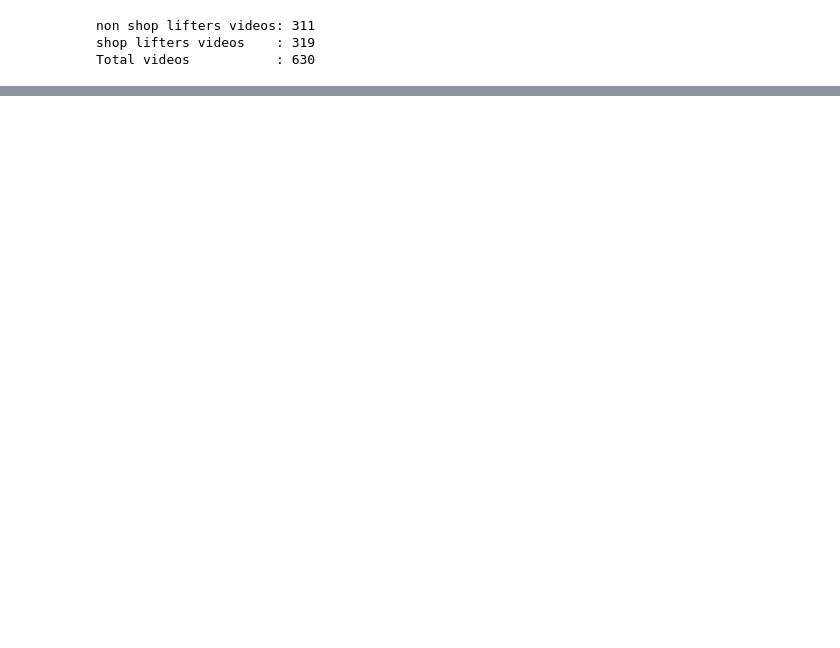
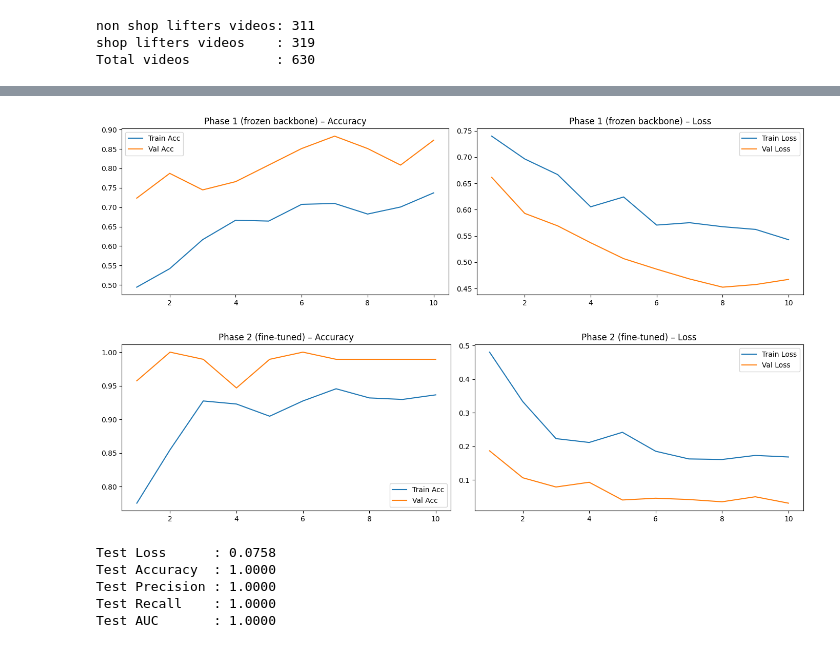
Before and after one commit to mohamedhazem889/Shoplifting-Classification, a Jupyter notebook: pretrained.ipynb, the cells around one changed output, grey strips where cells are left out. Cells and saved outputs as stored; diff of their text form; code cells hidden in the pictures; blank space fills up the shorter version.

```diff
--- a/pretrained.ipynb
+++ b/pretrained.ipynb
@@ -742,0 +352,30 @@ Predicted class: non shop lifters
+# %%
+EPOCHS_PHASE1 = 10
+criterion = nn.BCEWithLogitsLoss()
+optimizer = optim.Adam(filter(lambda p: p.requires_grad, model.parameters()), lr=1e-3)
+scheduler = optim.lr_scheduler.StepLR(optimizer, step_size=5, gamma=0.5)
+
+history = {"train_loss": [], "val_loss": [], "train_acc": [], "val_acc": [],
+           "train_auc": [], "val_auc": []}
+
+best_val_acc = 0.0
+best_ckpt    = "r3d_best_phase1.pt"
+
+for epoch in range(1, EPOCHS_PHASE1 + 1):
+    tr_loss, tr_acc, tr_prec, tr_rec, tr_auc = run_epoch(model, train_loader, criterion, optimizer)
+    vl_loss, vl_acc, vl_prec, vl_rec, vl_auc = run_epoch(model, val_loader,   criterion)
+    scheduler.step()
+
+    history["train_loss"].append(tr_loss);  history["val_loss"].append(vl_loss)
+    history["train_acc"].append(tr_acc);    history["val_acc"].append(vl_acc)
+    history["train_auc"].append(tr_auc);    history["val_auc"].append(vl_auc)
+
+    if vl_acc > best_val_acc:
+        best_val_acc = vl_acc
+        torch.save(model.state_dict(), best_ckpt)
+
+    print(f"Epoch {epoch:02d}/{EPOCHS_PHASE1}  "
+          f"train_loss={tr_loss:.4f}  train_acc={tr_acc:.4f}  train_auc={tr_auc:.4f}  |  "
+          f"val_loss={vl_loss:.4f}  val_acc={vl_acc:.4f}  val_auc={vl_auc:.4f}")
+
+print(f"\nBest val accuracy: {best_val_acc:.4f}")
@@ -742,0 +443,48 @@ Predicted class: non shop lifters
+# %%
+def plot_history(hist, title_prefix="Phase 1"):
+    epochs = range(1, len(hist["train_loss"]) + 1)
+    fig, axes = plt.subplots(1, 2, figsize=(14, 4))
+    axes[0].plot(epochs, hist["train_acc"],  label="Train Acc")
+    axes[0].plot(epochs, hist["val_acc"],    label="Val Acc")
+    axes[0].set_title(f"{title_prefix} – Accuracy"); axes[0].legend()
+    axes[1].plot(epochs, hist["train_loss"], label="Train Loss")
+    axes[1].plot(epochs, hist["val_loss"],   label="Val Loss")
+    axes[1].set_title(f"{title_prefix} – Loss"); axes[1].legend()
+    plt.tight_layout(); plt.show()
+
+plot_history(history,    "Phase 1 (frozen backbone)")
+plot_history(history_ft, "Phase 2 (fine-tuned)")
+# %% [output]
+[figure, added]
+[figure, added]
+# %%
+model.load_state_dict(torch.load(best_ckpt_ft, map_location=DEVICE))
+test_loss, test_accuracy, test_precision, test_recall, test_auc = run_epoch(
+    model, test_loader, criterion, optimizer=None, device=DEVICE
+)
+
+# Collect probabilities and labels for the report / confusion matrix
+model.eval()
+all_probs, all_labels = [], []
+with torch.no_grad():
+    for xb, yb in test_loader:
+        xb = xb.to(DEVICE)
+        probs = torch.sigmoid(model(xb)).cpu().numpy().flatten()
+        all_probs.extend(probs)
+        all_labels.extend(yb.numpy().flatten())
+
+all_probs  = np.array(all_probs)
+all_labels = np.array(all_labels)
+all_preds  = (all_probs > 0.5).astype(int)
+
+print(f"Test Loss      : {test_loss:.4f}")
+print(f"Test Accuracy  : {test_accuracy:.4f}")
+print(f"Test Precision : {test_precision:.4f}")
+print(f"Test Recall    : {test_recall:.4f}")
+print(f"Test AUC       : {test_auc:.4f}")
+# %% [output]
+Test Loss      : 0.0758
+Test Accuracy  : 1.0000
+Test Precision : 1.0000
+Test Recall    : 1.0000
+Test AUC       : 1.0000
```
Also changed, not shown: parts of 56 cells of this notebook.
